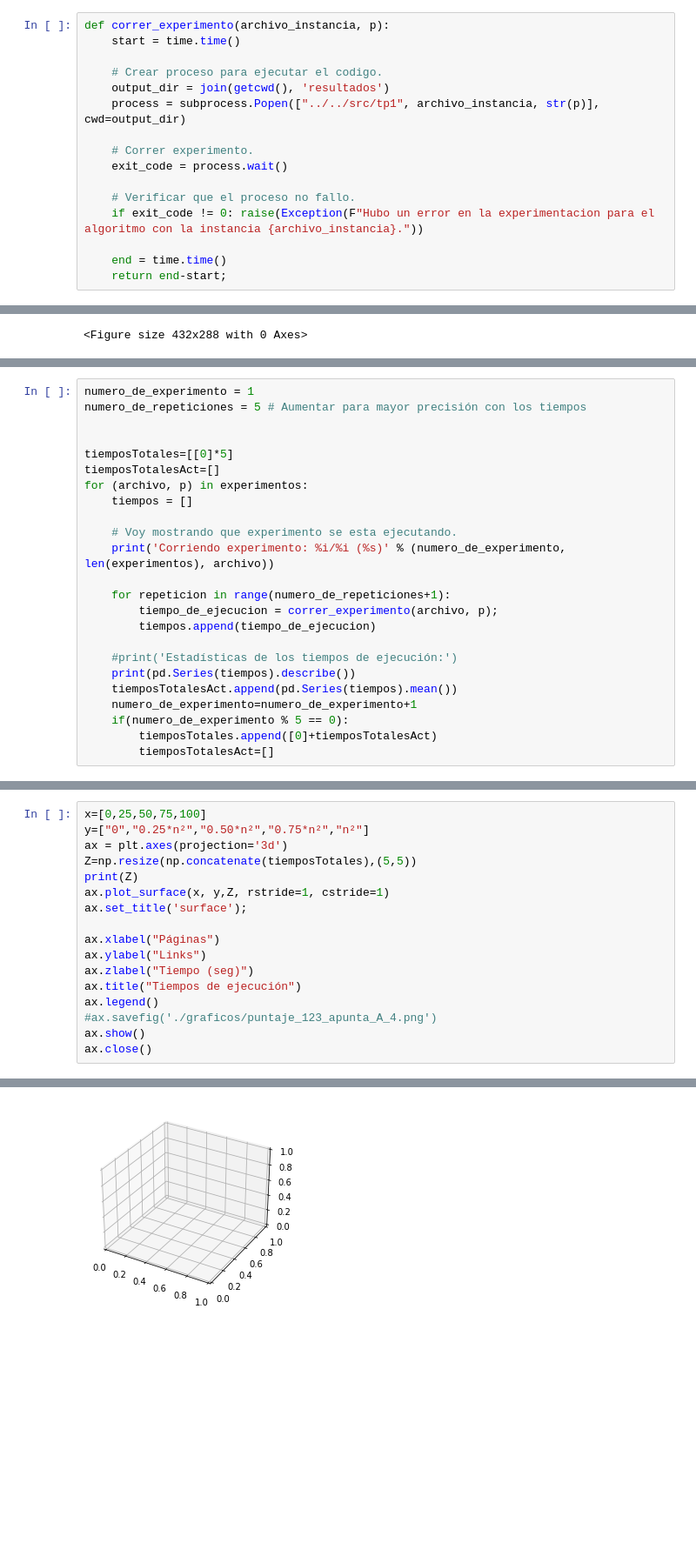
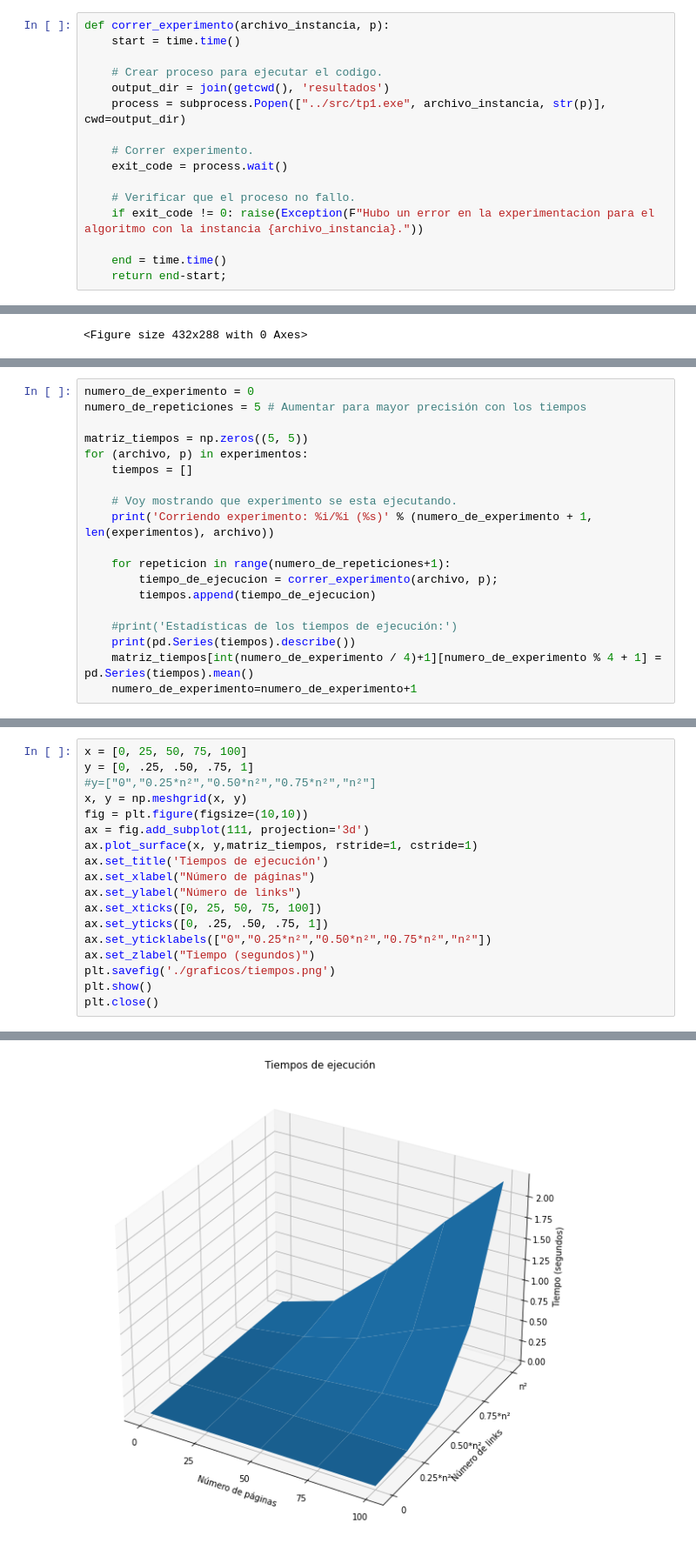
Before and after one commit to elgrandt/metodos-2022, a Jupyter notebook: TP1/python/experimentos.ipynb, the cells around one changed output, grey strips where cells are left out. Shown: that part at 87% size. Saved outputs shown, nothing was run; the diff lists cells and outputs as text; blank space fills up the shorter version.

Commit message:
Arreglado notebook de experimentos, terminando experimentos faltantes, solo falta el 3.

```diff
--- a/TP1/python/experimentos.ipynb
+++ b/TP1/python/experimentos.ipynb
@@ -22,7 +23,7 @@ def correr_experimento(archivo_instancia, p):
 
     # Crear proceso para ejecutar el codigo.
     output_dir = join(getcwd(), 'resultados')
-    process = subprocess.Popen(["../../src/tp1", archivo_instancia, str(p)], cwd=output_dir)
+    process = subprocess.Popen(["../src/tp1.exe", archivo_instancia, str(p)], cwd=output_dir)
 
     # Correr experimento.
     exit_code = process.wait()
@@ -474,15 +475,13 @@ experimentos.append(("../instancias/complejidad temporal/n_100Links_10000", 0.7)
 # %%
-numero_de_experimento = 1
+numero_de_experimento = 0
 numero_de_repeticiones = 5 # Aumentar para mayor precisión con los tiempos
 
-
-tiemposTotales=[[0]*5]
-tiemposTotalesAct=[]
+matriz_tiempos = np.zeros((5, 5))
 for (archivo, p) in experimentos:
     tiempos = []
 
     # Voy mostrando que experimento se esta ejecutando.
-    print('Corriendo experimento: %i/%i (%s)' % (numero_de_experimento, len(experimentos), archivo))
+    print('Corriendo experimento: %i/%i (%s)' % (numero_de_experimento + 1, len(experimentos), archivo))
 
     for repeticion in range(numero_de_repeticiones+1):
         tiempo_de_ejecucion = correr_experimento(archivo, p);
@@ -490,9 +489,6 @@ for (archivo, p) in experimentos:
 
     #print('Estadísticas de los tiempos de ejecución:')
     print(pd.Series(tiempos).describe())
-    tiemposTotalesAct.append(pd.Series(tiempos).mean())
+    matriz_tiempos[int(numero_de_experimento / 4)+1][numero_de_experimento % 4 + 1] = pd.Series(tiempos).mean()
     numero_de_experimento=numero_de_experimento+1
-    if(numero_de_experimento % 5 == 0):
-        tiemposTotales.append([0]+tiemposTotalesAct)
-        tiemposTotalesAct=[]
 # %% [output]
@@ -520,18 +520,19 @@ print(tiemposTotales)
 # %%
-x=[0,25,50,75,100]
-y=["0","0.25*n²","0.50*n²","0.75*n²","n²"]
-ax = plt.axes(projection='3d')
-Z=np.resize(np.concatenate(tiemposTotales),(5,5))
-print(Z)
-ax.plot_surface(x, y,Z, rstride=1, cstride=1)
-ax.set_title('surface');
-
-ax.xlabel("Páginas")
-ax.ylabel("Links")
-ax.zlabel("Tiempo (seg)")
-ax.title("Tiempos de ejecución")
-ax.legend()
-#ax.savefig('./graficos/puntaje_123_apunta_A_4.png')
-ax.show()
-ax.close()
+x = [0, 25, 50, 75, 100]
+y = [0, .25, .50, .75, 1]
+#y=["0","0.25*n²","0.50*n²","0.75*n²","n²"]
+x, y = np.meshgrid(x, y)
+fig = plt.figure(figsize=(10,10))
+ax = fig.add_subplot(111, projection='3d')
+ax.plot_surface(x, y,matriz_tiempos, rstride=1, cstride=1)
+ax.set_title('Tiempos de ejecución')
+ax.set_xlabel("Número de páginas")
+ax.set_ylabel("Número de links")
+ax.set_xticks([0, 25, 50, 75, 100])
+ax.set_yticks([0, .25, .50, .75, 1])
+ax.set_yticklabels(["0","0.25*n²","0.50*n²","0.75*n²","n²"])
+ax.set_zlabel("Tiempo (segundos)")
+plt.savefig('./graficos/tiempos.png')
+plt.show()
+plt.close()
 # %% [output]
@@ -544 +539 @@ TypeError: ufunc 'isnan' not supported for the input types, and the inputs could
-[figure, old version]
+[figure, new version]
```
Also changed, not shown: parts of 25 cells of this notebook, 17 other files.
